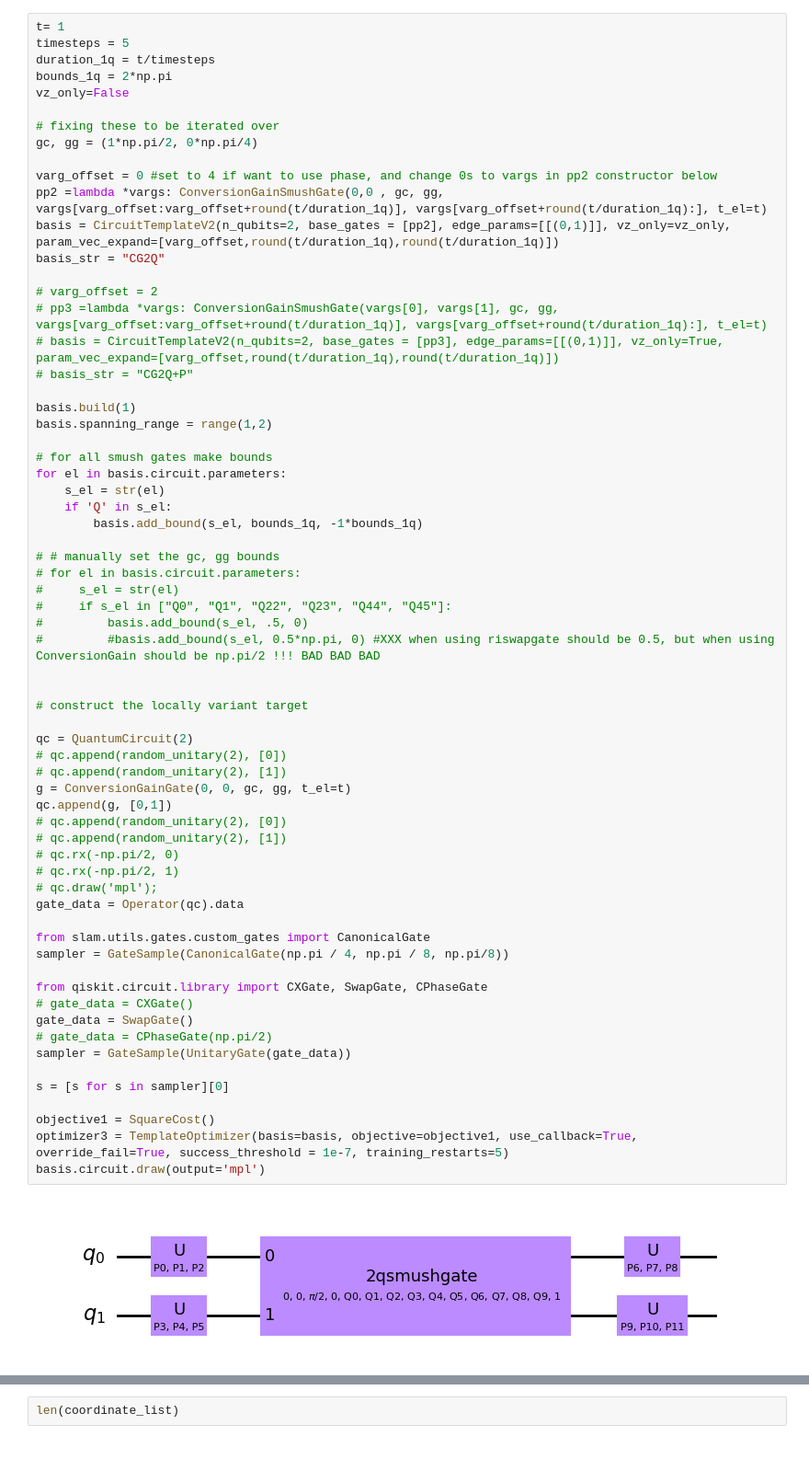
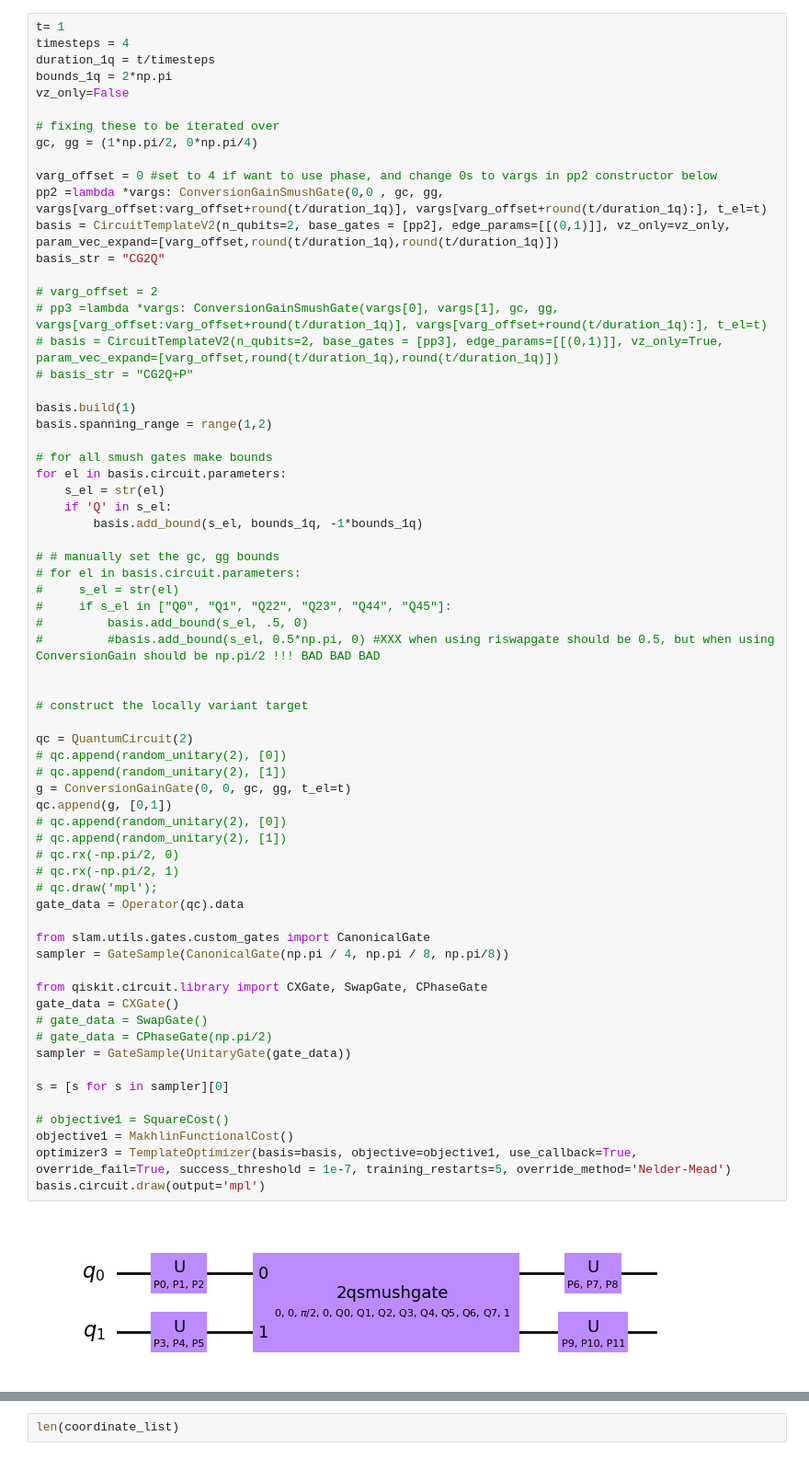
Before and after one commit to Pitt-JonesLab/slam_decomposition, a Jupyter notebook: slam/scripts/local_smush_test.ipynb, the cells around one changed output, grey strips where cells are left out. Shown at 92% size. Saved outputs shown, nothing was run; the diff lists cells and outputs as text.

Commit message:
update convergence NM method

```diff
--- a/slam/scripts/local_smush_test.ipynb
+++ b/slam/scripts/local_smush_test.ipynb
@@ -23,6 +23,6 @@ from slam.cost_function import BasicCost, SquareCost
 # %%
 t= 1
-timesteps = 5
+timesteps = 4
 duration_1q = t/timesteps
 bounds_1q = 2*np.pi
 vz_only=False
@@ -55,35 +55,36 @@ for el in basis.circuit.parameters:
 #     if s_el in ["Q0", "Q1", "Q22", "Q23", "Q44", "Q45"]:
 #         basis.add_bound(s_el, .5, 0)
 #         #basis.add_bound(s_el, 0.5*np.pi, 0) #XXX when using riswapgate should be 0.5, but when using ConversionGain should be np.pi/2 !!! BAD BAD BAD
 
 
 # construct the locally variant target
 
 qc = QuantumCircuit(2)
 # qc.append(random_unitary(2), [0])
 # qc.append(random_unitary(2), [1])
 g = ConversionGainGate(0, 0, gc, gg, t_el=t)
 qc.append(g, [0,1])
 # qc.append(random_unitary(2), [0])
 # qc.append(random_unitary(2), [1])
 # qc.rx(-np.pi/2, 0)
 # qc.rx(-np.pi/2, 1)
 # qc.draw('mpl');
 gate_data = Operator(qc).data
 
 from slam.utils.gates.custom_gates import CanonicalGate
 sampler = GateSample(CanonicalGate(np.pi / 4, np.pi / 8, np.pi/8))
 
 from qiskit.circuit.library import CXGate, SwapGate, CPhaseGate
-# gate_data = CXGate()
-gate_data = SwapGate()
+gate_data = CXGate()
+# gate_data = SwapGate()
 # gate_data = CPhaseGate(np.pi/2)
 sampler = GateSample(UnitaryGate(gate_data))
 
 s = [s for s in sampler][0]
 
-objective1 = SquareCost()
-optimizer3 = TemplateOptimizer(basis=basis, objective=objective1, use_callback=True, override_fail=True, success_threshold = 1e-7, training_restarts=5)
+# objective1 = SquareCost()
+objective1 = MakhlinFunctionalCost()
+optimizer3 = TemplateOptimizer(basis=basis, objective=objective1, use_callback=True, override_fail=True, success_threshold = 1e-7, training_restarts=5, override_method='Nelder-Mead')
 basis.circuit.draw(output='mpl')
 # %% [output]
-[figure, old version]
+[figure, new version]
```
Also changed, not shown: parts of 11 cells of this notebook, 6 other files.
